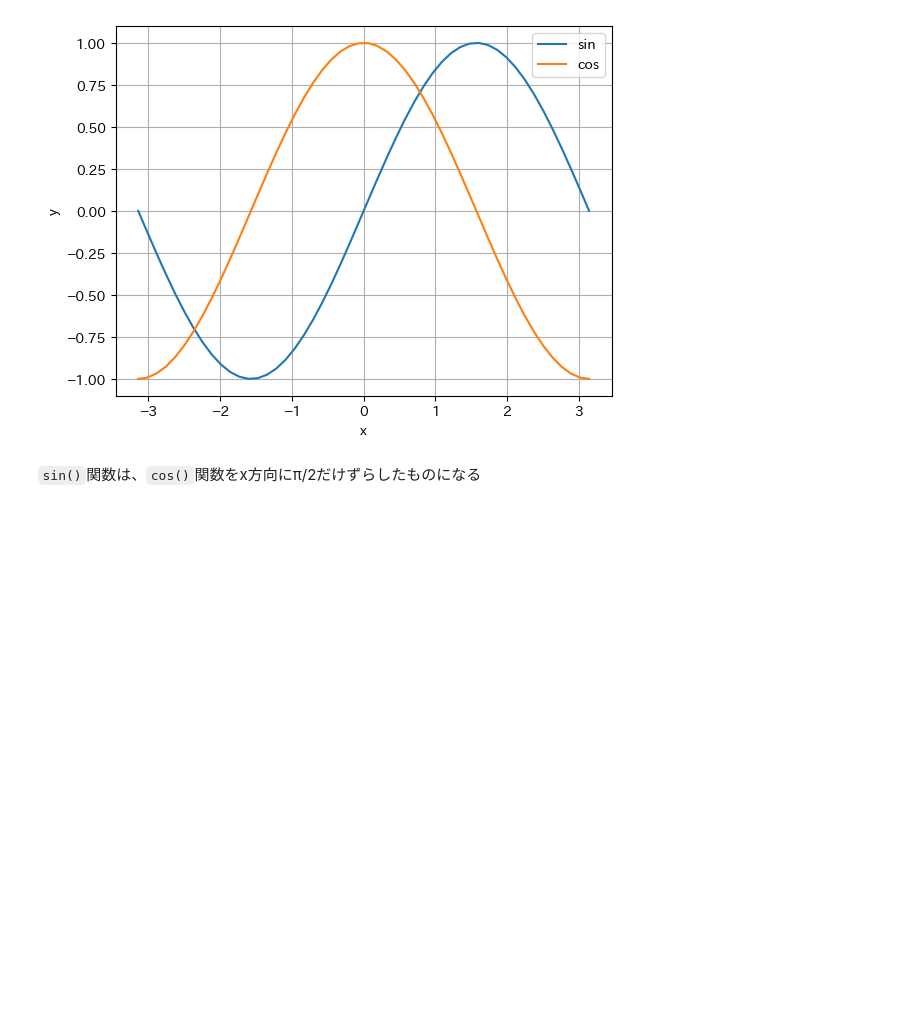
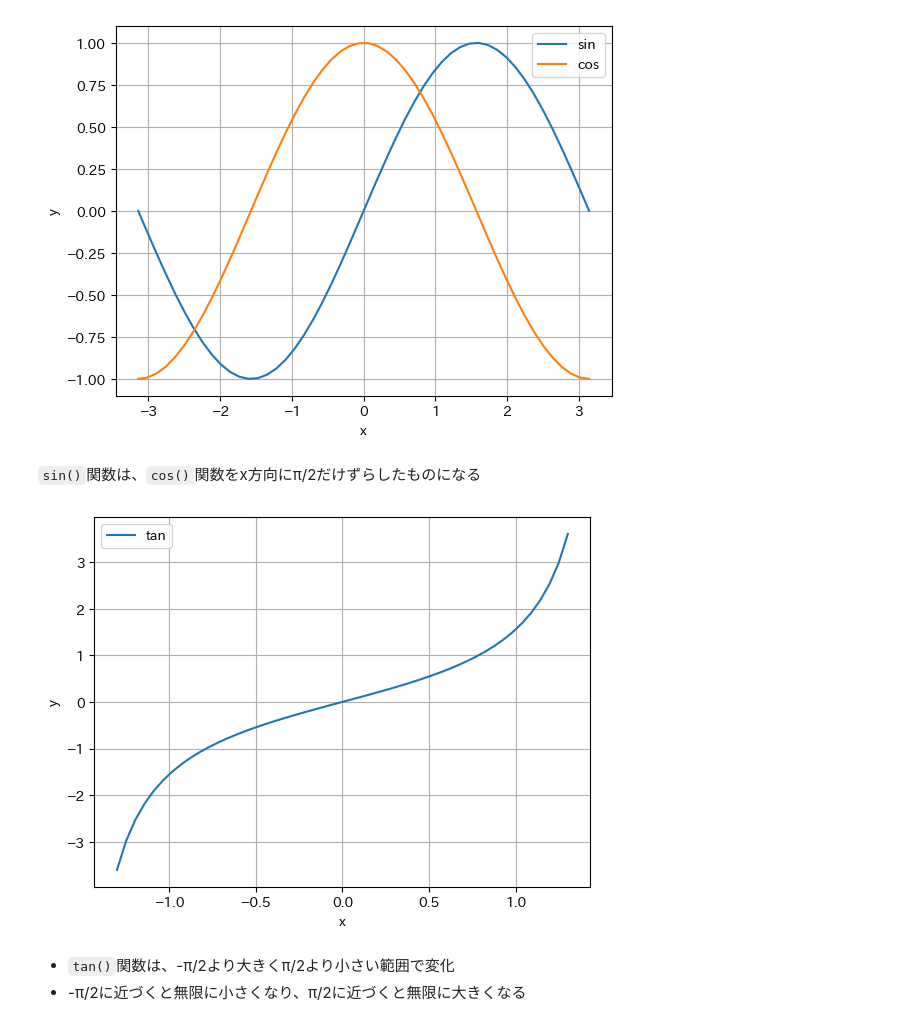
Before and after one commit to pixcelo/learn-math-python, a Jupyter notebook: math/trigonometric_function.ipynb, the cells around one changed output. Drawn from its saved outputs; the diff is of its cells as text; code cells hidden in the pictures; blank space fills up the shorter version.

```diff
--- a/math/trigonometric_function.ipynb
+++ b/math/trigonometric_function.ipynb
@@ -40,3 +40,20 @@ plt.show()
 [figure]
 # %% [markdown]
 `sin()`関数は、`cos()`関数をx方向にπ/2だけずらしたものになる
+# %%
+# y = tan x をPythonで実装
+x = np.linspace(-1.3, 1.3) # # -1.3 から 1.3 (ラジアン)まで
+y_tan = np.tan(x)
+
+plt.plot(x, y_tan, label='tan')
+plt.legend()
+
+plt.xlabel('x')
+plt.ylabel('y')
+plt.grid()
+plt.show()
+# %% [output]
+[figure, added]
+# %% [markdown]
+- `tan()`関数は、-π/2より大きくπ/2より小さい範囲で変化
+- -π/2に近づくと無限に小さくなり、π/2に近づくと無限に大きくなる
```
